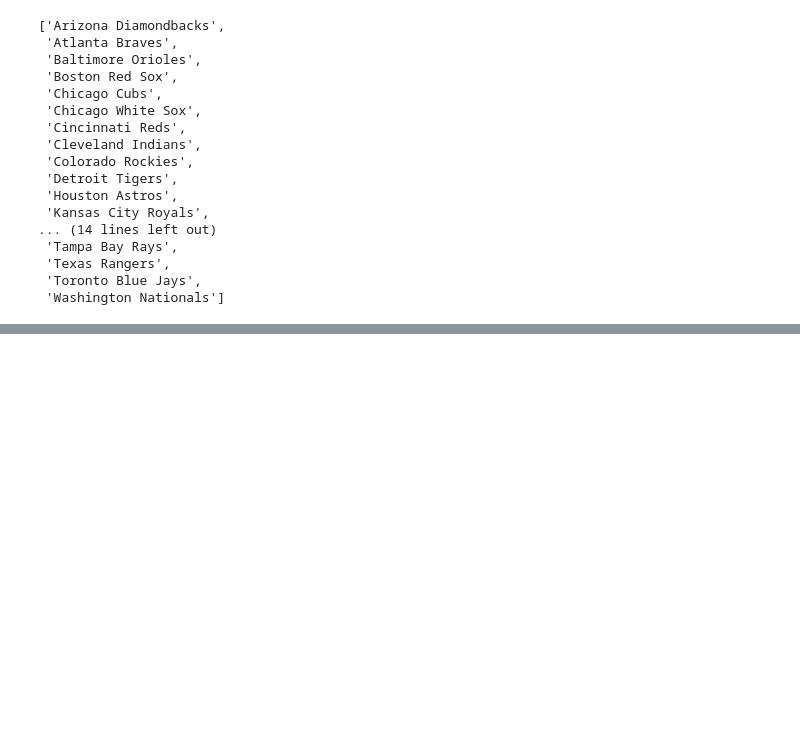
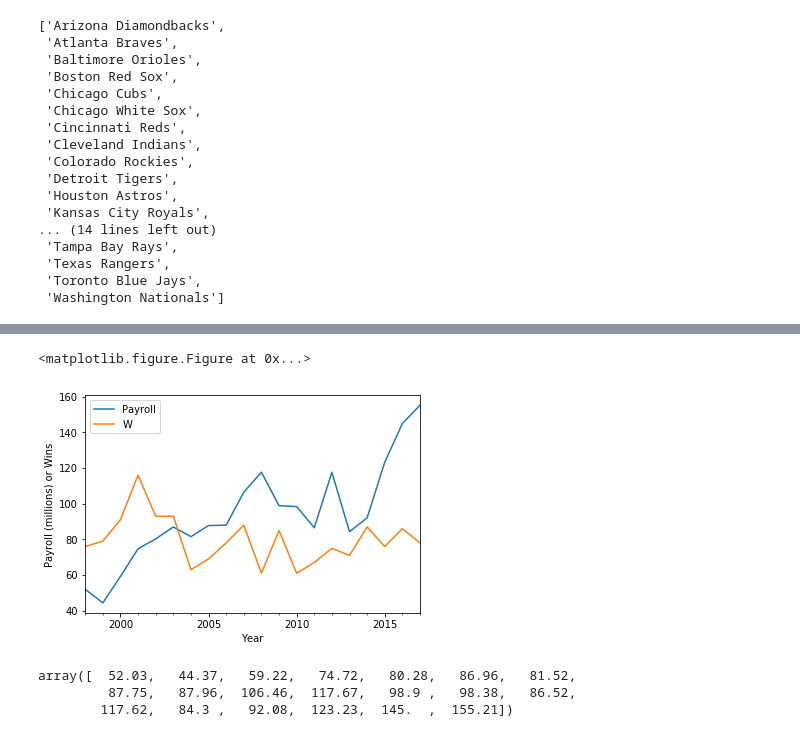
Before and after one commit to marichards/MLB_FA_Predictor, a Jupyter notebook: MLB_Trade_EDA.ipynb, the cells around one changed output, grey strips where cells are left out. Drawn from its saved outputs; the diff is of its cells as text; code cells hidden in the pictures; blank space fills up the shorter version.

```diff
--- a/MLB_Trade_EDA.ipynb
+++ b/MLB_Trade_EDA.ipynb
@@ -258,0 +420,7 @@ Probably easiest to just scrape the years I want; could do it fairly quickly
+# %%
+# Extract "Seattle Mariners" data
+seattle_teams = all_teams[all_teams.teamID == 'SEA']
+seattle_payroll
+seattle_teams['Payroll'] = payroll_df['Seattle Mariners'].values
+seattle_teams['Year'] = pd.to_datetime(seattle_teams['yearID'], format = '%Y')
+seattle_teams.head()
@@ -258,0 +445,16 @@ Probably easiest to just scrape the years I want; could do it fairly quickly
+# %%
+plt.figure()
+seattle_teams[['Year', 'Payroll', 'W']].plot(x = 'Year')
+plt.xlabel('Year')
+plt.ylabel('Payroll (millions) or Wins')
+plt.savefig('seattle_plot.png')
+plt.show()
+# %% [output]
+<matplotlib.figure.Figure at 0x...>
+[figure, added]
+# %%
+seattle_payroll.values
+# %% [output]
+array([  52.03,   44.37,   59.22,   74.72,   80.28,   86.96,   81.52,
+         87.75,   87.96,  106.46,  117.67,   98.9 ,   98.38,   86.52,
+        117.62,   84.3 ,   92.08,  123.23,  145.  ,  155.21])
```
Also changed, not shown: parts of 26 cells of this notebook, 3 other files.
